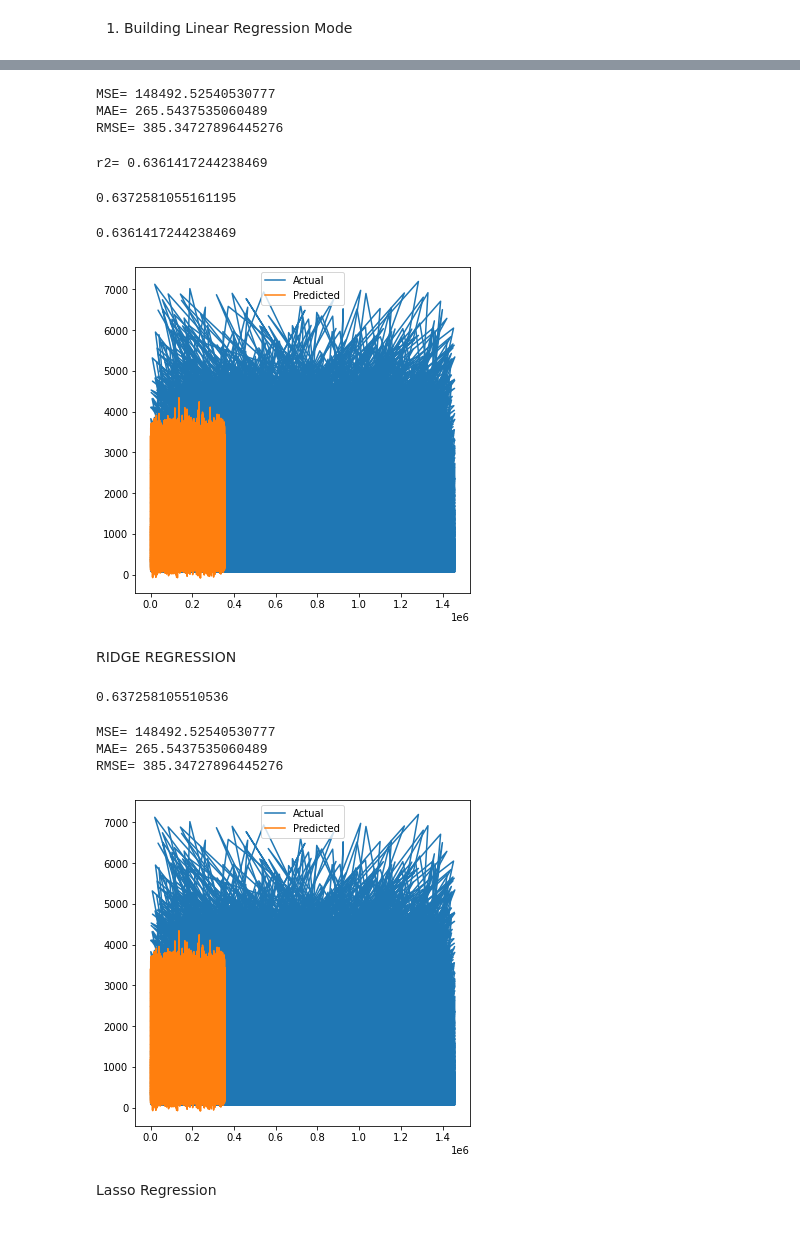
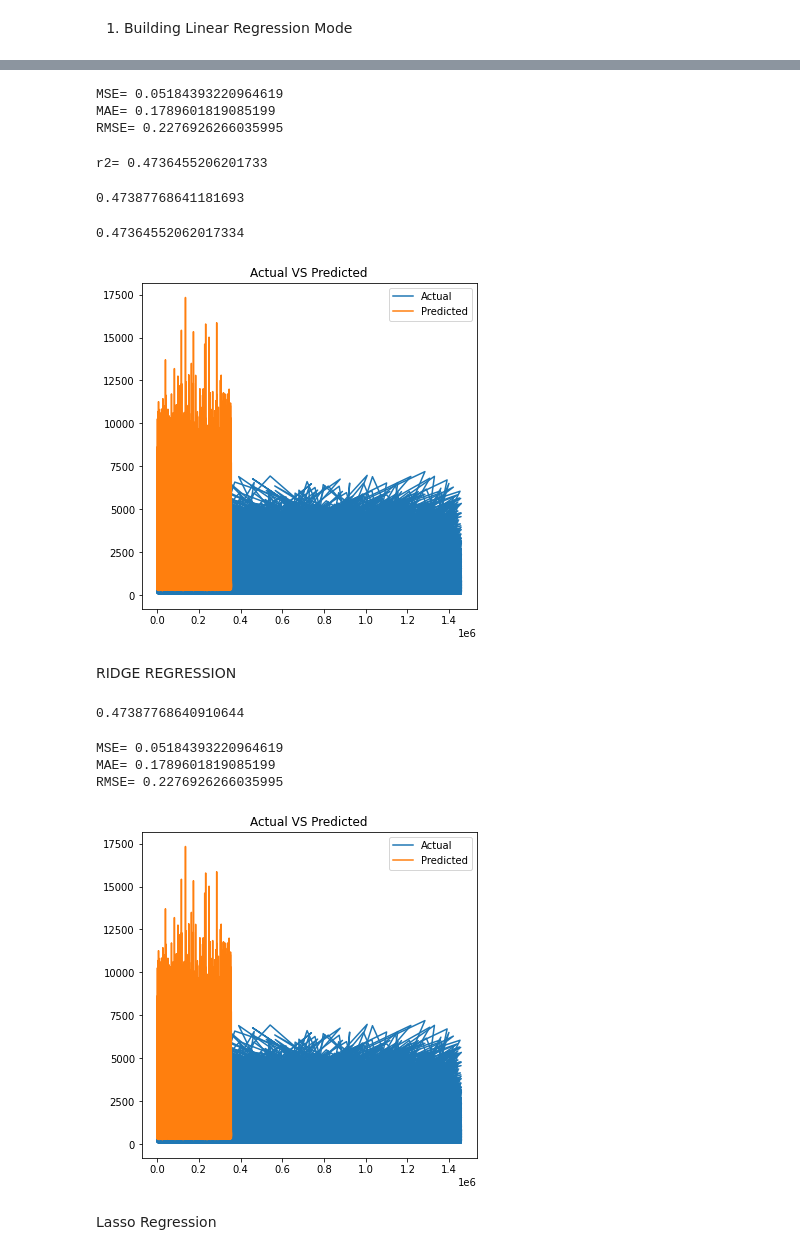
Before and after one commit to SUSOVAN-061/nyc-taxi-trip-ML, a Jupyter notebook: SUSOVAN_NYC_Taxi_Trip_Time_Prediction_Capstone_Project.ipynb, the cells around one changed output, grey strips where cells are left out. Drawn from its saved outputs; the diff is of its cells as text; code cells hidden in the pictures.

```diff
--- a/SUSOVAN_NYC_Taxi_Trip_Time_Prediction_Capstone_Project.ipynb
+++ b/SUSOVAN_NYC_Taxi_Trip_Time_Prediction_Capstone_Project.ipynb
@@ -586,7 +584,7 @@ from sklearn.metrics import mean_absolute_error
 # %%
 #Assigning X and y variables
 X = df_taxi.drop('trip_duration',1)
-y = df_taxi['trip_duration']
+y = np.log10(df_taxi['trip_duration'])
 # %%
 #Splitting the dataset into train and test
 X_train,X_test,y_train,y_test = train_test_split(X,y,test_size=0.25,random_state=0)
@@ -625,39 +621,40 @@ print('MAE=',MAE)
 RMSE=np.sqrt(MSE)
 print('RMSE=',RMSE)
 # %% [output]
-MSE= 148492.52540530777
-MAE= 265.5437535060489
-RMSE= 385.34727896445276
+MSE= 0.05184393220964619
+MAE= 0.1789601819085199
+RMSE= 0.2276926266035995
 # %%
 # R2 score
 from sklearn.metrics import r2_score
 r2=r2_score(y_test,y_pred)
 print('r2=',r2)
 # %% [output]
-r2= 0.6361417244238469
+r2= 0.4736455206201733
 # %%
 #Train Score
 lr_train=reg.score(X_train,y_train)
 lr_train
 # %% [output]
-0.6372581055161195
+0.47387768641181693
 # %%
 #Test Score
 lr_test=reg.score(X_test,y_test)
 lr_test
 # %% [output]
-0.6361417244238469
+0.47364552062017334
 # %%
 import matplotlib.pyplot as plt
 plt.rcParams['agg.path.chunksize'] = 10000
 # %%
 plt.figure(figsize=(6,6))
-plt.plot(y_test)
-plt.plot(y_pred)
+plt.plot(10**(y_test))
+plt.plot(10**(y_pred))
 plt.legend(['Actual','Predicted'])
+plt.title('Actual VS Predicted')
 plt.show()
 # %% [output]
-[figure, old version]
+[figure, new version]
 # %% [markdown]
 RIDGE REGRESSION
 # %%
@@ -667,7 +664,7 @@ ridge_regression=ridge.fit(X_train,y_train)
 # %%
 ridge_regression.score(X_train,y_train)
 # %% [output]
-0.637258105510536
+0.47387768640910644
 # %%
 y_pred=reg.predict(X_test)
 # %%
@@ -678,17 +675,18 @@ print('MAE=',MAE)
 RMSE=np.sqrt(MSE)
 print('RMSE=',RMSE)
 # %% [output]
-MSE= 148492.52540530777
-MAE= 265.5437535060489
-RMSE= 385.34727896445276
+MSE= 0.05184393220964619
+MAE= 0.1789601819085199
+RMSE= 0.2276926266035995
 # %%
 plt.figure(figsize=(6,6))
-plt.plot(y_test)
-plt.plot(y_pred)
+plt.plot(10**(y_test))
+plt.plot(10**(y_pred))
 plt.legend(['Actual','Predicted'])
+plt.title('Actual VS Predicted')
 plt.show()
 # %% [output]
-[figure, old version]
+[figure, new version]
 # %% [markdown]
 Lasso Regression
 # %%
```
Also changed, not shown: parts of 31 cells of this notebook.
